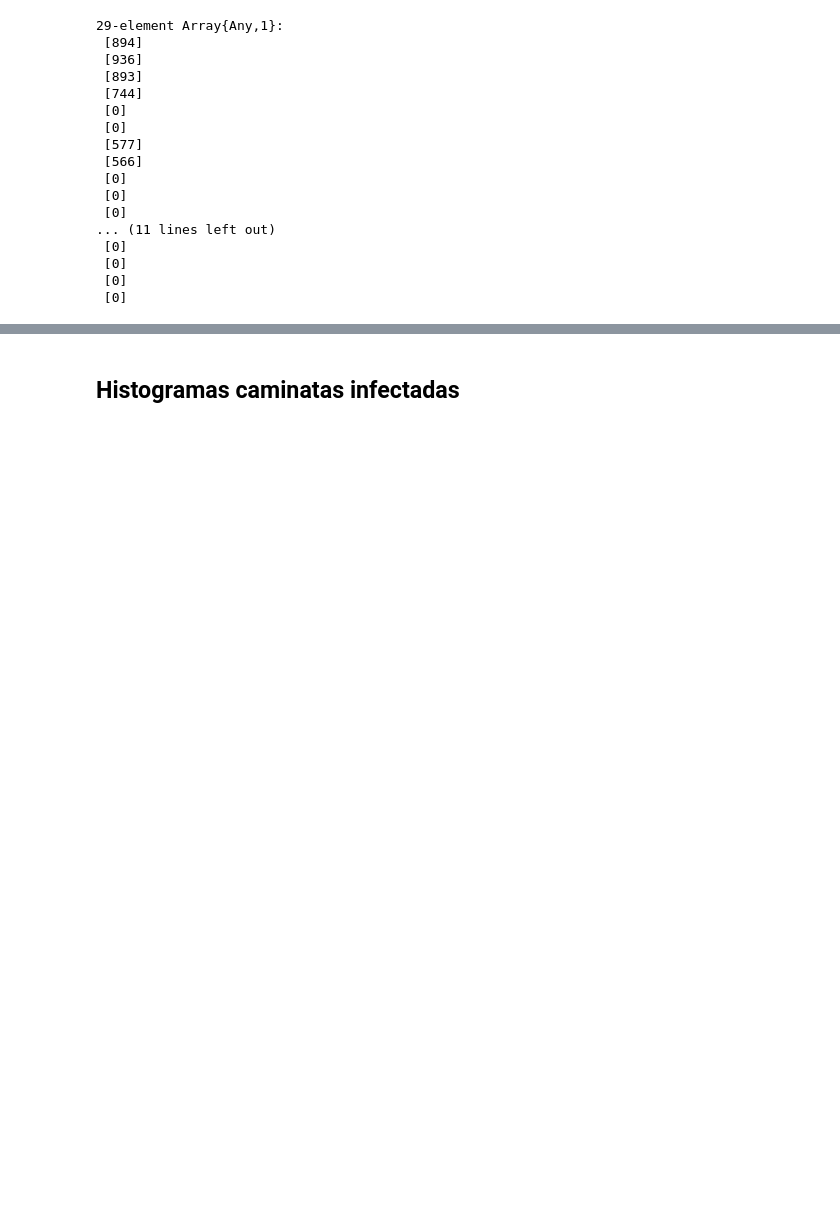
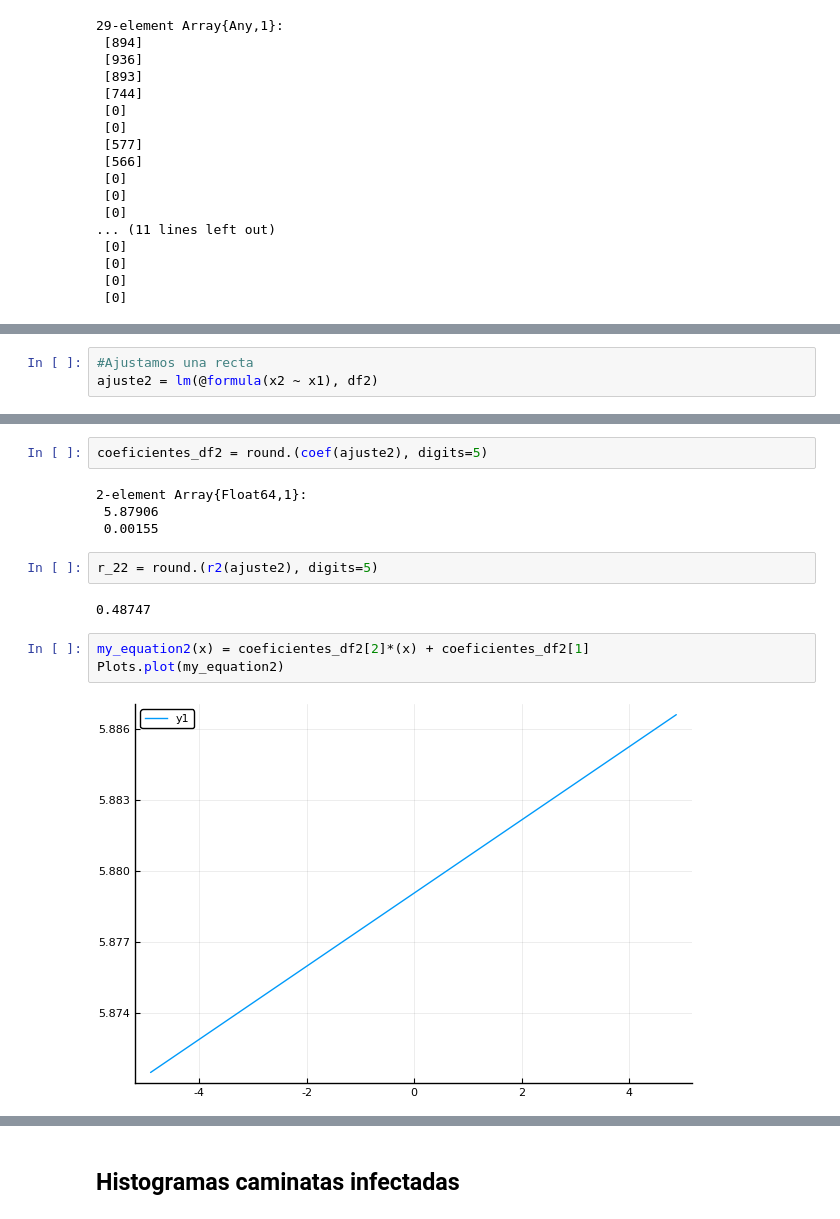
Before and after one commit to Yuriyama/Coronavirus, a Jupyter notebook: Graficas.ipynb, the cells around one changed output, grey strips where cells are left out. Cells and saved outputs as stored; diff of their text form; blank space fills up the shorter version.

```diff
--- a/Graficas.ipynb
+++ b/Graficas.ipynb
@@ -154,0 +619,3 @@ Ls = []
+# %%
+#Ajustamos una recta
+ajuste2 = lm(@formula(x2 ~ x1), df2)
@@ -154,0 +634,15 @@ Ls = []
+# %%
+coeficientes_df2 = round.(coef(ajuste2), digits=5)
+# %% [output]
+2-element Array{Float64,1}:
+ 5.87906
+ 0.00155
+# %%
+r_22 = round.(r2(ajuste2), digits=5)
+# %% [output]
+0.48747
+# %%
+my_equation2(x) = coeficientes_df2[2]*(x) + coeficientes_df2[1]
+Plots.plot(my_equation2)
+# %% [output]
+[figure, added]
```
Also changed, not shown: parts of 51 cells of this notebook.
